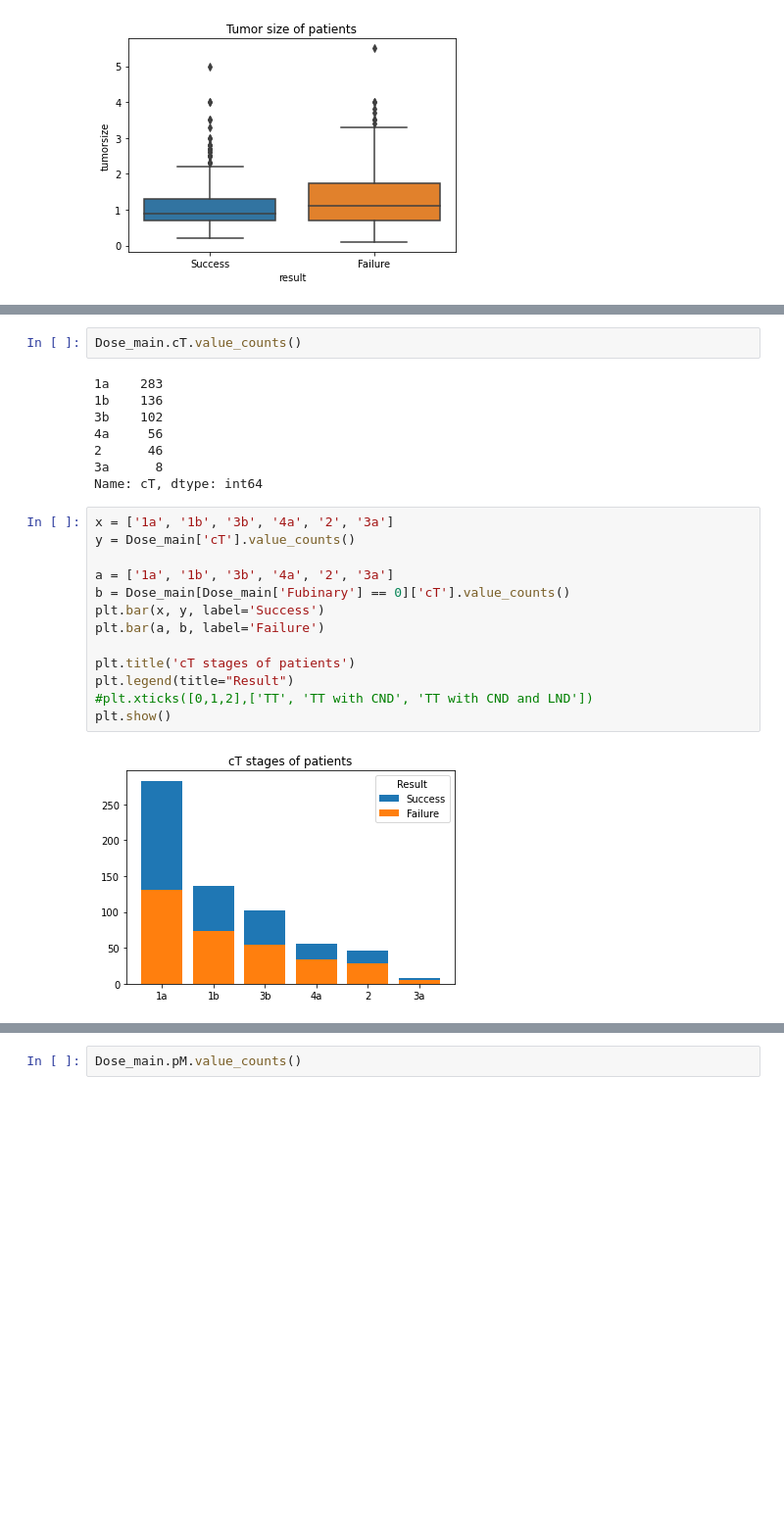
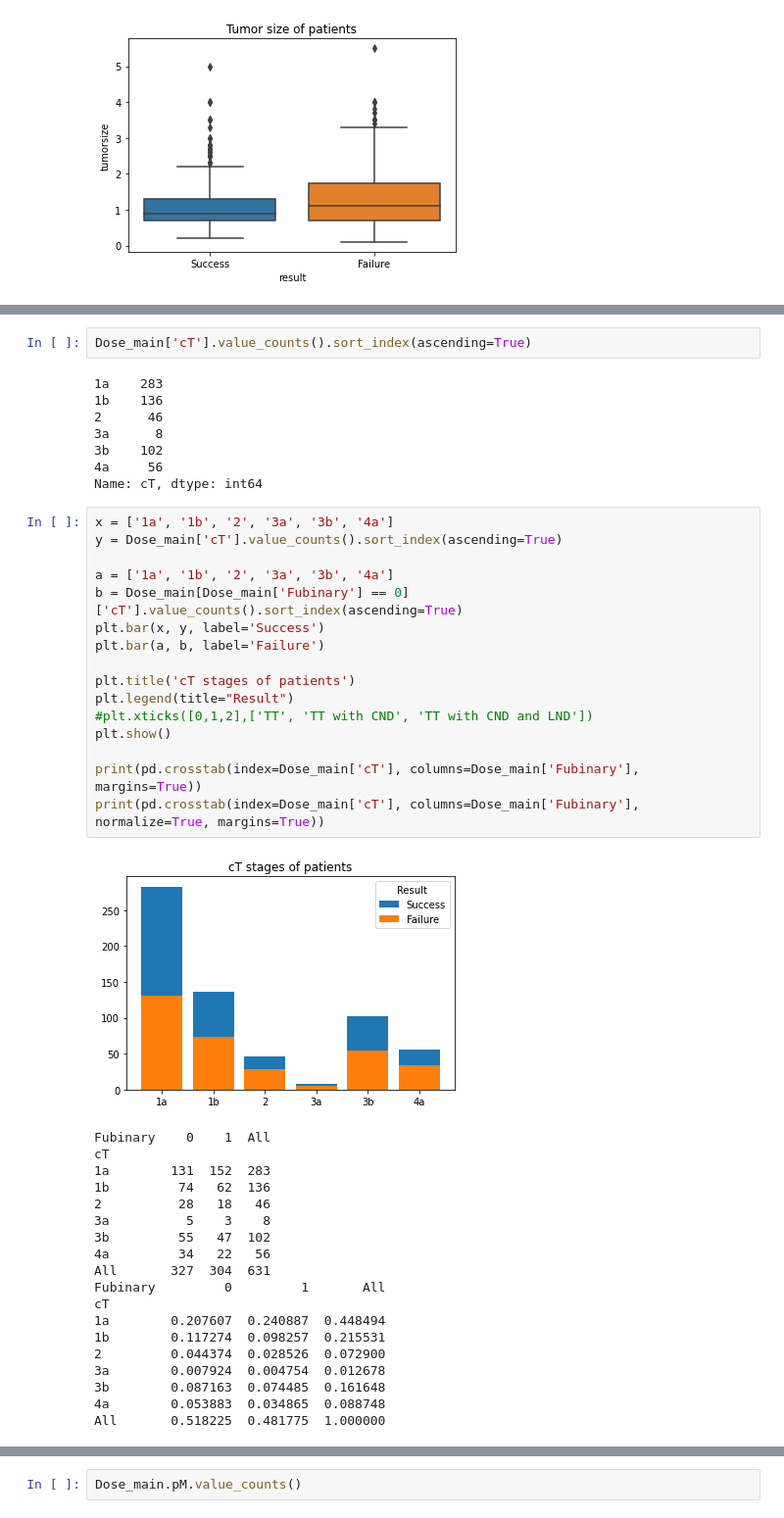
Before and after one commit to elmidion/Ablation_result_prediction, a Jupyter notebook: Ablation_result_prediction.ipynb, the cells around one changed output, grey strips where cells are left out. Shown at 98% size. Cells and saved outputs as stored; diff of their text form; blank space fills up the shorter version.

```diff
--- a/Ablation_result_prediction.ipynb
+++ b/Ablation_result_prediction.ipynb
@@ -244,27 +339,48 @@ plt.show()
 # %%
-Dose_main.cT.value_counts()
+Dose_main['cT'].value_counts().sort_index(ascending=True)
 # %% [output]
 1a    283
 1b    136
+2      46
+3a      8
 3b    102
 4a     56
-2      46
-3a      8
 Name: cT, dtype: int64
 # %%
-x = ['1a', '1b', '3b', '4a', '2', '3a']
-y = Dose_main['cT'].value_counts()
+x = ['1a', '1b', '2', '3a', '3b', '4a']
+y = Dose_main['cT'].value_counts().sort_index(ascending=True)
 
-a = ['1a', '1b', '3b', '4a', '2', '3a']
-b = Dose_main[Dose_main['Fubinary'] == 0]['cT'].value_counts()
+a = ['1a', '1b', '2', '3a', '3b', '4a']
+b = Dose_main[Dose_main['Fubinary'] == 0]['cT'].value_counts().sort_index(ascending=True)
 plt.bar(x, y, label='Success')
 plt.bar(a, b, label='Failure')
 
 plt.title('cT stages of patients')
 plt.legend(title="Result")
 #plt.xticks([0,1,2],['TT', 'TT with CND', 'TT with CND and LND'])
 plt.show()
+
+print(pd.crosstab(index=Dose_main['cT'], columns=Dose_main['Fubinary'], margins=True))
+print(pd.crosstab(index=Dose_main['cT'], columns=Dose_main['Fubinary'], normalize=True, margins=True))
 # %% [output]
-[figure, old version]
+[figure, new version]
+Fubinary    0    1  All
+cT
+1a        131  152  283
+1b         74   62  136
+2          28   18   46
+3a          5    3    8
+3b         55   47  102
+4a         34   22   56
+All       327  304  631
+Fubinary         0         1       All
+cT
+1a        0.207607  0.240887  0.448494
+1b        0.117274  0.098257  0.215531
+2         0.044374  0.028526  0.072900
+3a        0.007924  0.004754  0.012678
+3b        0.087163  0.074485  0.161648
+4a        0.053883  0.034865  0.088748
+All       0.518225  0.481775  1.000000
 # %%
 x = ['0', '1a', '1b']
```
Also changed, not shown: parts of 35 cells of this notebook.
